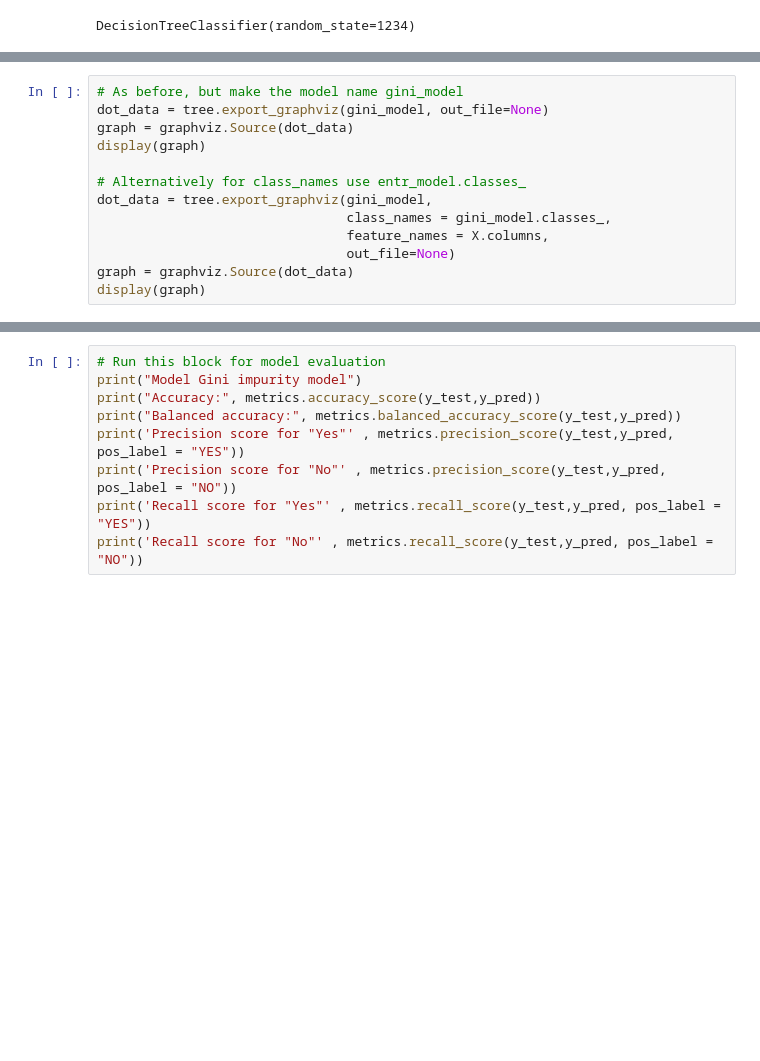
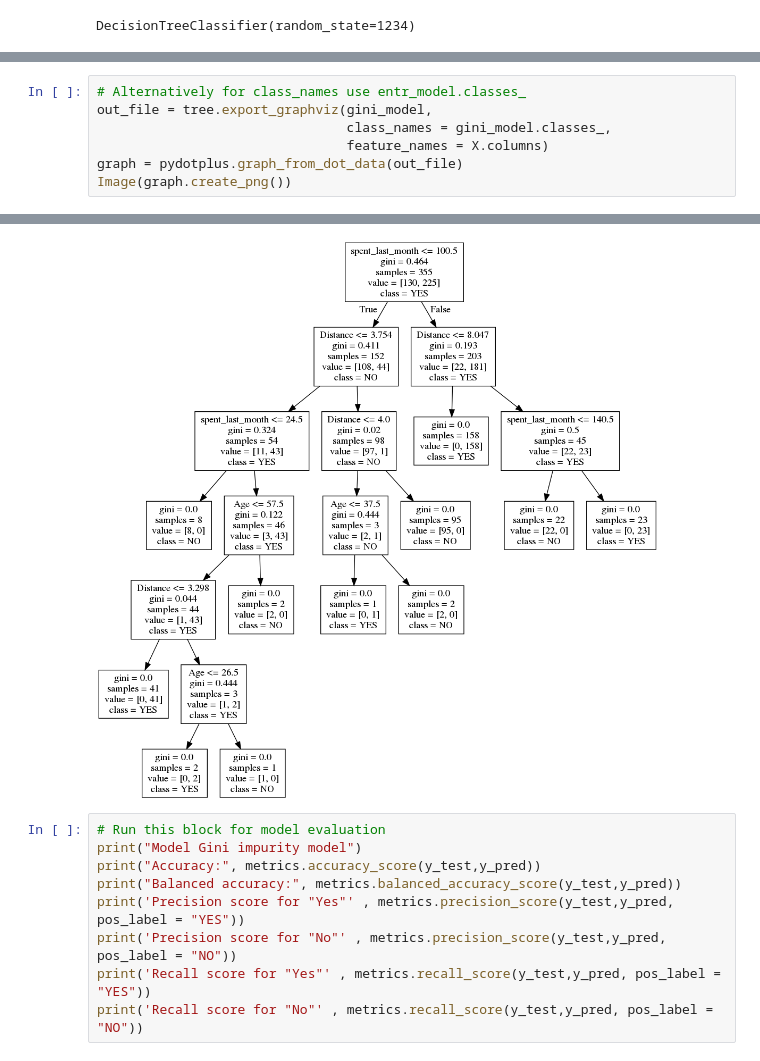
Before and after one commit to rkarpman/Springboard, a Jupyter notebook: Diner_coffee_case_study/coffee_case_study.ipynb, the cells around one changed output, grey strips where cells are left out. Cells and saved outputs as stored; diff of their text form; blank space fills up the shorter version.

```diff
--- a/Diner_coffee_case_study/coffee_case_study.ipynb
+++ b/Diner_coffee_case_study/coffee_case_study.ipynb
@@ -431,14 +441,8 @@ DecisionTreeClassifier(random_state=1234)
 # %%
-# As before, but make the model name gini_model
-dot_data = tree.export_graphviz(gini_model, out_file=None)
-graph = graphviz.Source(dot_data)
-display(graph)
-
 # Alternatively for class_names use entr_model.classes_
-dot_data = tree.export_graphviz(gini_model,
+out_file = tree.export_graphviz(gini_model,
                                 class_names = gini_model.classes_,
-                                feature_names = X.columns,
-                                out_file=None)
-graph = graphviz.Source(dot_data)
-display(graph)
+                                feature_names = X.columns)
+graph = pydotplus.graph_from_dot_data(out_file)
+Image(graph.create_png())
 # %% [output]
@@ -447,3 +449,4 @@ display(graph)
+[figure, added]
 # %%
 # Run this block for model evaluation
 print("Model Gini impurity model")
```
Also changed, not shown: parts of 15 cells of this notebook.
